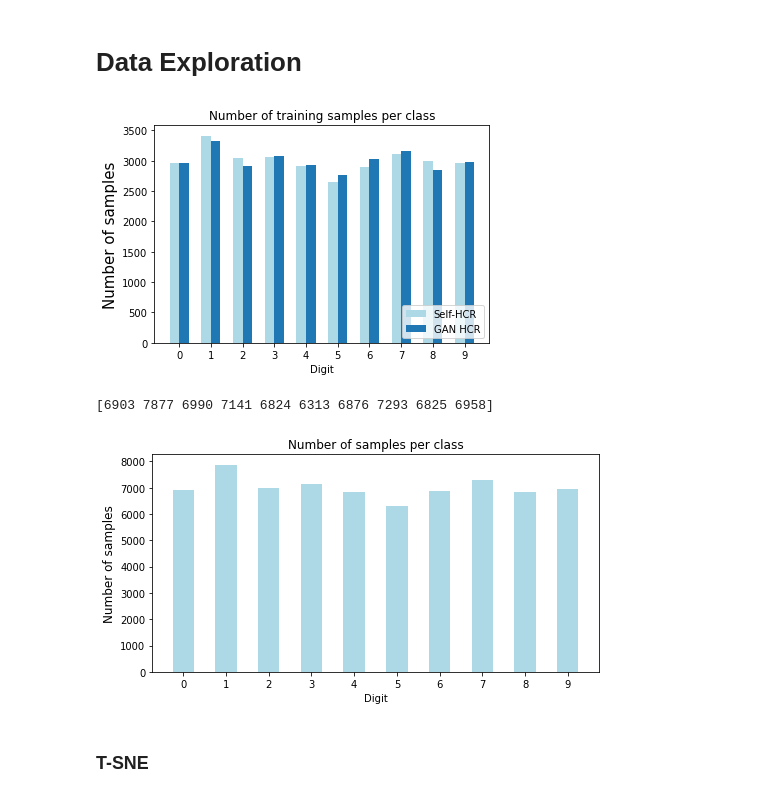
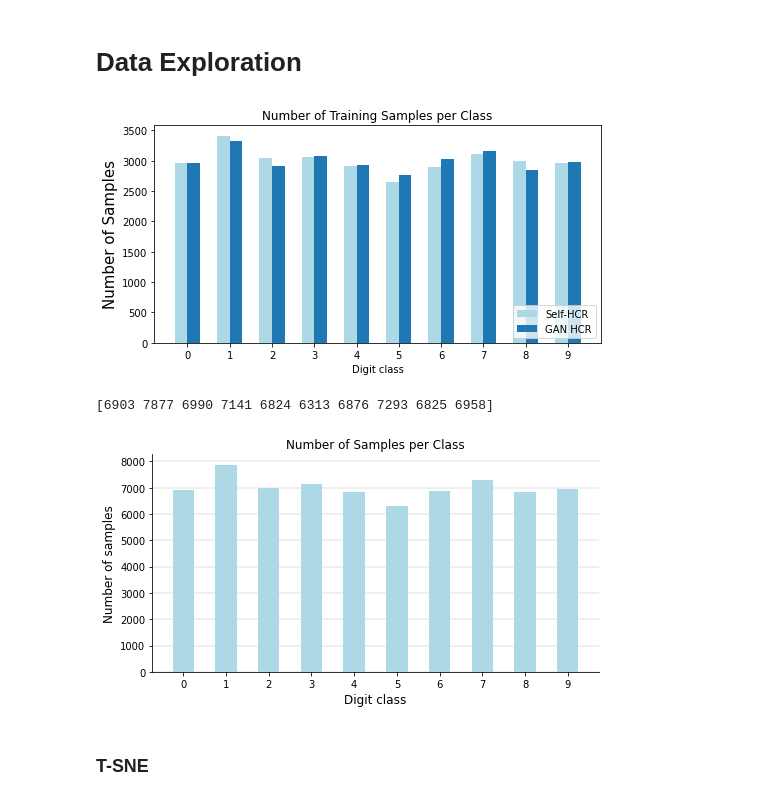
Before and after one commit to Lisa-dk/self-supervised-mnist, a Jupyter notebook: HTR_mwe.ipynb, the cells around one changed output. Drawn from its saved outputs; the diff is of its cells as text; code cells hidden in the pictures.

Commit message:
clean up and plots

```diff
--- a/HTR_mwe.ipynb
+++ b/HTR_mwe.ipynb
@@ -62,44 +62,47 @@ if plot:
 	br1 = np.arange(len(train_counts))
 	br2 = [x + barWidth for x in br1]
 
 	ax.bar(br1, train_counts, width=barWidth, color='lightblue', label="Self-HCR")
 	ax.bar(br2, gan_train_counts, width=barWidth, label="GAN HCR")
 	# ax.set_xticklabels(labels=[i for i in range(10)])
 	ax.tick_params(left = True, labelleft = True ,
 					labelbottom = True, bottom = True)
 	plt.xticks([r + (barWidth/2) for r in range(len(train_counts))],
 			['0', '1', '2', '3', '4', '5', '6', '7', '8', '9'])
-	plt.ylabel('Number of samples', fontsize = 15)
-	plt.xlabel('Digit')
-	plt.title('Number of training samples per class')
+	plt.ylabel('Number of Samples', fontsize = 15)
+	plt.xlabel('Digit class')
+	plt.title('Number of Training Samples per Class')
 	plt.legend(loc="lower right")
-	plt.savefig('./datavis/classbal_mnist_training.png', dpi=300)
+	plt.savefig('./datavis/classbal_mnist_training.png', dpi=300, bbox_inches='tight')
 	plt.show()
 
 	plt.rcParams['figure.figsize'] = [8, 4]
 	fig, ax = plt.subplots(nrows=1, ncols=1)
 
 	_, total_counts = np.unique(y_total_data, return_counts=True)
 	print(total_counts)
 
 	barWidth = 0.5
 	br1 = np.arange(len(train_counts))
-
+	plt.rc('axes', axisbelow=True)
 	ax.bar(br1, total_counts, width=barWidth, color='lightblue')
 	# ax.set_xticklabels(labels=[i for i in range(10)])
 	ax.tick_params(left = True, labelleft = True ,
 					labelbottom = True, bottom = True)
+	ax.spines['top'].set_visible(False)
+	ax.spines['right'].set_visible(False)
 	plt.xticks([r for r in range(len(train_counts))],
 			['0', '1', '2', '3', '4', '5', '6', '7', '8', '9'])
 	plt.ylabel('Number of samples', fontsize = 12)
-	plt.xlabel('Digit')
-	plt.title('Number of samples per class')
-	plt.savefig('./datavis/classbal_mnist.png', dpi=300)
+	plt.xlabel('Digit class', fontsize=12)
+	plt.title('Number of Samples per Class')
+	plt.grid(axis='y', linewidth=0.5)
+	plt.savefig('./datavis/classbal_mnist.png', dpi=300, bbox_inches='tight')
 	plt.show()
 # %% [output]
-[figure, old version]
+[figure, new version]
 [6903 7877 6990 7141 6824 6313 6876 7293 6825 6958]
-[figure, old version]
+[figure, new version]
 # %% [markdown]
 ### T-SNE
 # %%
```
Also changed, not shown: parts of 4 cells of this notebook, 1 other file.
